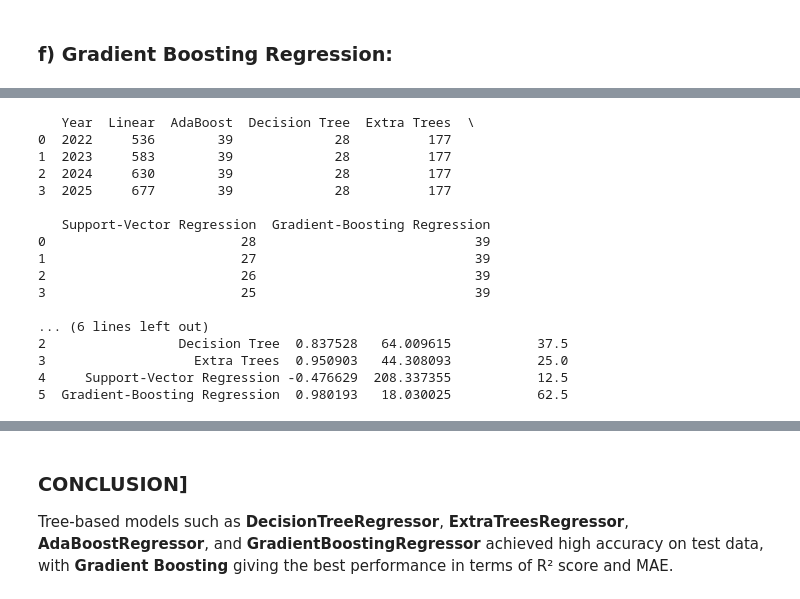
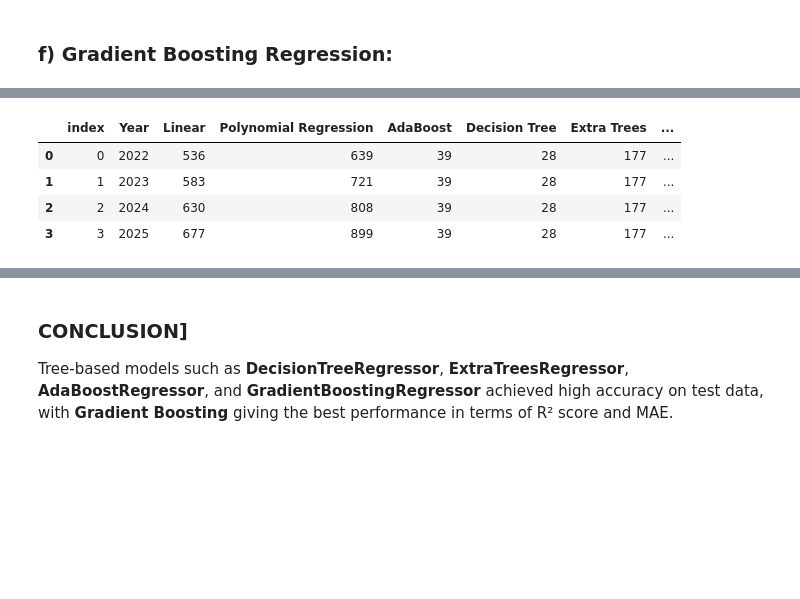
Before and after one commit to omsatyawanpathakgit/DataScienceProjects, a Jupyter notebook: NETFLIX DS PROJECT/netflix_ds_project.ipynb, the cells around one changed output, grey strips where cells are left out. Drawn from its saved outputs; the diff is of its cells as text; code cells hidden in the pictures; blank space fills up the shorter version.

Commit message:
included polynomial regression for forecasting and improved parameters for algorithms used in forecasting content titles to be added in the upcoming years

```diff
--- a/NETFLIX DS PROJECT/netflix_ds_project.ipynb
+++ b/NETFLIX DS PROJECT/netflix_ds_project.ipynb
@@ -859,8 +935,8 @@ from sklearn.tree import DecisionTreeRegressor
 
 ada_pipeline = Pipeline([
     ('model', AdaBoostRegressor(
-        estimator=DecisionTreeRegressor(max_depth=3),
-        n_estimators=100,
+        estimator=DecisionTreeRegressor(max_depth=6),
+        n_estimators=200,
         learning_rate=0.5,
         random_state=42
     ))
@@ -946,67 +1024,33 @@ gb_forecast = gb_pipeline.predict(future_years)
+# %%
+from sklearn.pipeline import Pipeline
+from sklearn.preprocessing import PolynomialFeatures
+from sklearn.linear_model import LinearRegression
+
+poly_pipeline = Pipeline([
+    ('poly', PolynomialFeatures(degree=2)),
+    ('model', LinearRegression())
+])
+
+poly_pipeline.fit(X_train, y_train)
+
+y_pred_poly = poly_pipeline.predict(X_test)
+poly_forecast = poly_pipeline.predict(future_years)
 # %%
 forecast_df = pd.DataFrame({
     'Year': [2022, 2023, 2024, 2025],
     'Linear': linear_forecast.astype(int),
+    'Polynomial Regression':poly_forecast.astype(int),
     'AdaBoost': ada_forecast.astype(int),
     'Decision Tree': tree_forecast.astype(int),
     'Extra Trees': et_forecast.astype(int),
     'Support-Vector Regression':svr_forecast.astype(int),
     'Gradient-Boosting Regression':gb_forecast.astype(int)
 })
 
-print(forecast_df)
-
-
-print("\n\n\n")
-
-
-tolerance=5
-
-results = pd.DataFrame({
-    'Model': ['Linear', 'AdaBoost', 'Decision Tree','Extra Trees','Support-Vector Regression','Gradient-Boosting Regression'],
-    'R2 Score': [
-        r2_score(y_test, y_pred_linear),
-        r2_score(y_test, y_pred_ada),
-        r2_score(y_test, y_pred_tree),
-        r2_score(y_test,y_pred_et),
-        r2_score(y_test,y_pred_svr),
-        r2_score(y_test,y_pred_gb)
-    ],
-    'MAE': [
-        mean_absolute_error(y_test, y_pred_linear),
-        mean_absolute_error(y_test, y_pred_ada),
-        mean_absolute_error(y_test, y_pred_tree),
-        mean_absolute_error(y_test, y_pred_et),
-        mean_absolute_error(y_test, y_pred_svr),
-        mean_absolute_error(y_test, y_pred_gb)
-    ],
-    "Accuracy in %":[
-        (abs(y_test - y_pred_linear) <= tolerance).mean()*100,
-        (abs(y_test - y_pred_ada) <= tolerance).mean()*100,
-        (abs(y_test - y_pred_tree) <= tolerance).mean()*100,
-        (abs(y_test - y_pred_et) <= tolerance).mean()*100,
-        (abs(y_test - y_pred_svr) <= tolerance).mean()*100,
-        (abs(y_test - y_pred_gb) <= tolerance).mean()*100,
-
-    ]
-})
-
-print(results)
+forecast_df.reset_index()
 # %% [output]
-   Year  Linear  AdaBoost  Decision Tree  Extra Trees  \
-0  2022     536        39             28          177
-1  2023     583        39             28          177
-2  2024     630        39             28          177
-3  2025     677        39             28          177
-
-   Support-Vector Regression  Gradient-Boosting Regression
-0                         28                            39
-1                         27                            39
-2                         26                            39
-3                         25                            39
-
-... (6 lines left out)
-2                 Decision Tree  0.837528   64.009615           37.5
-3                   Extra Trees  0.950903   44.308093           25.0
-4     Support-Vector Regression -0.476629  208.337355           12.5
-5  Gradient-Boosting Regression  0.980193   18.030025           62.5
+|  | index | Year | Linear | Polynomial Regression | AdaBoost | Decision Tree | Extra Trees | ... |
+| 0 | 0 | 2022 | 536 | 639 | 39 | 28 | 177 | ... |
+| 1 | 1 | 2023 | 583 | 721 | 39 | 28 | 177 | ... |
+| 2 | 2 | 2024 | 630 | 808 | 39 | 28 | 177 | ... |
+| 3 | 3 | 2025 | 677 | 899 | 39 | 28 | 177 | ... |
```
Also changed, not shown: parts of 13 cells of this notebook, 1 other file.
